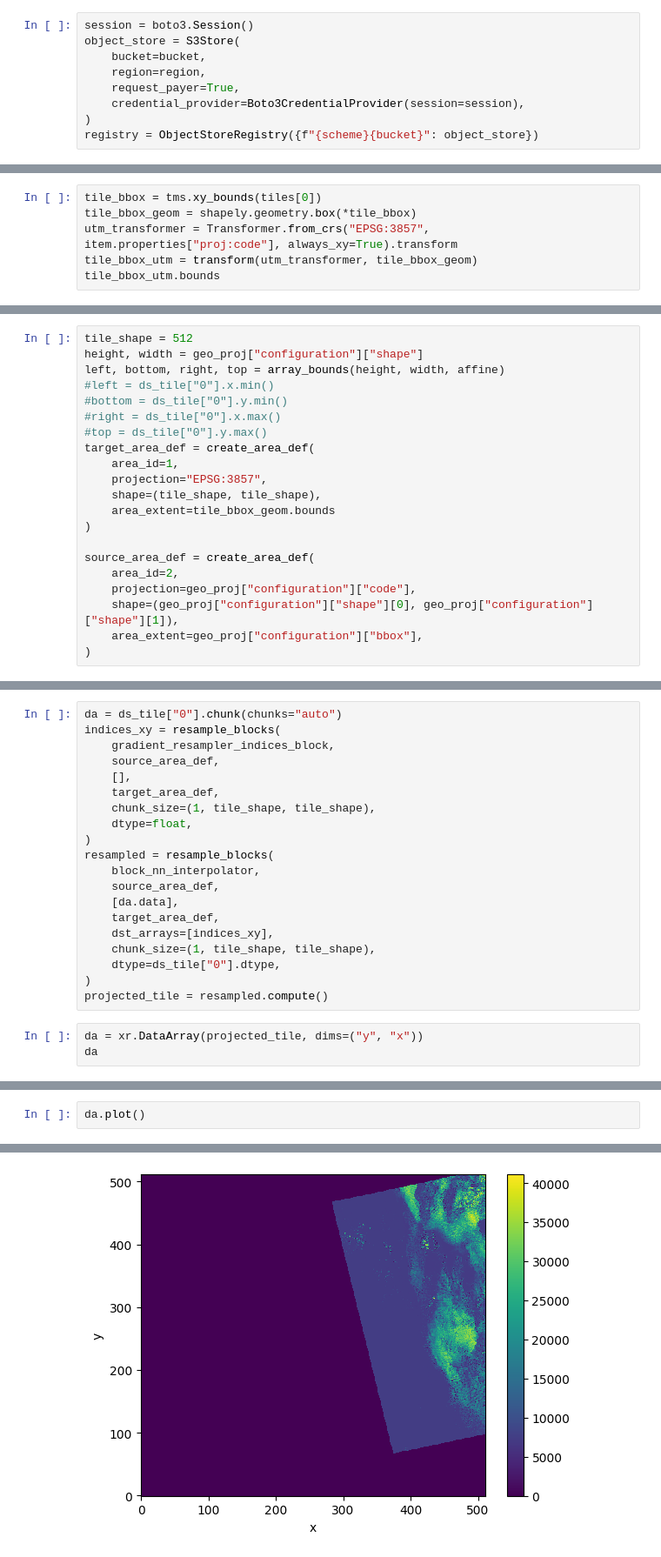
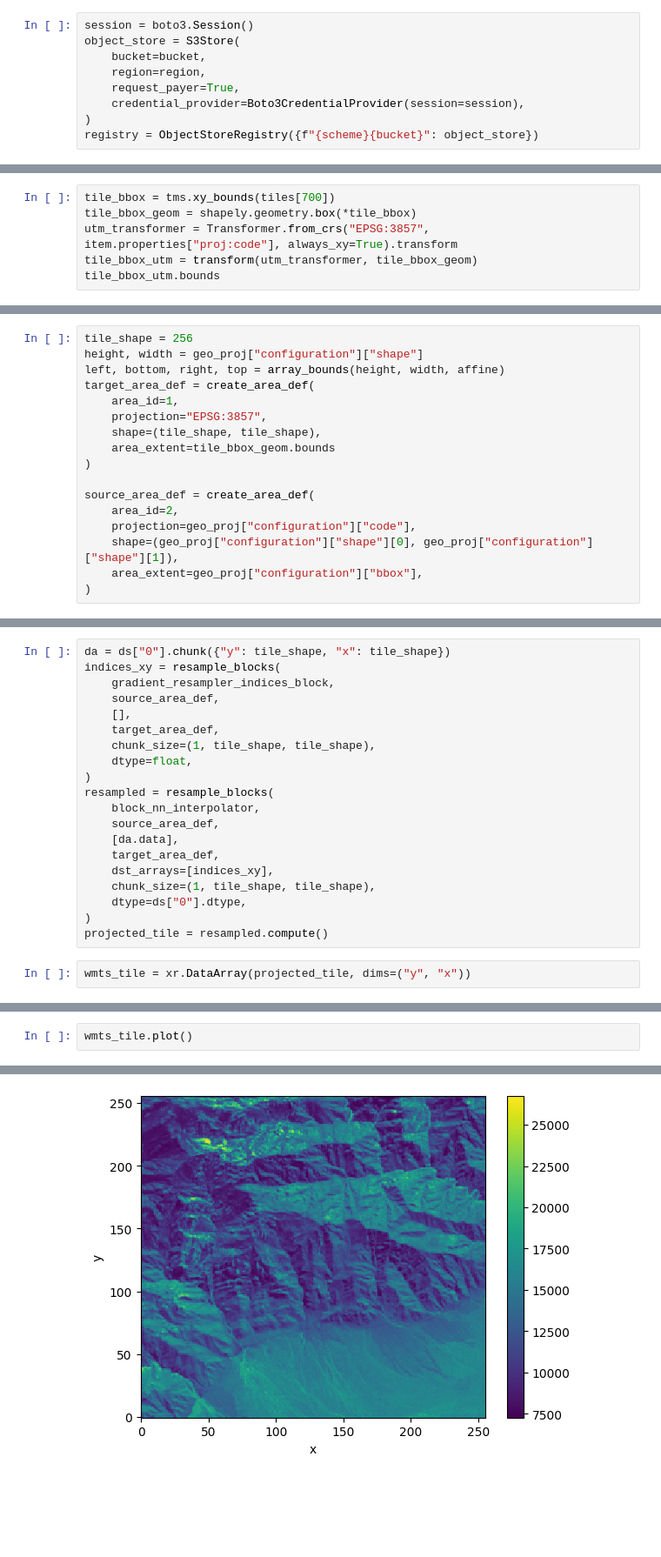
Before and after one commit to developmentseed/zarr-datafusion-search-examples, a Jupyter notebook: notebooks/rasterix_example.ipynb, the cells around one changed output, grey strips where cells are left out. Shown at 87% size. Cells and saved outputs as stored; diff of their text form; blank space fills up the shorter version.

```diff
--- a/notebooks/rasterix_example.ipynb
+++ b/notebooks/rasterix_example.ipynb
@@ -165,5 +175,5 @@ tiles
 # %%
-tile_bbox = tms.xy_bounds(tiles[0])
+tile_bbox = tms.xy_bounds(tiles[700])
 tile_bbox_geom = shapely.geometry.box(*tile_bbox)
 utm_transformer = Transformer.from_crs("EPSG:3857", item.properties["proj:code"], always_xy=True).transform
 tile_bbox_utm = transform(utm_transformer, tile_bbox_geom)
@@ -190,11 +242,7 @@ Indexes:
 # %%
-tile_shape = 512
+tile_shape = 256
 height, width = geo_proj["configuration"]["shape"]
 left, bottom, right, top = array_bounds(height, width, affine)
-#left = ds_tile["0"].x.min()
-#bottom = ds_tile["0"].y.min()
-#right = ds_tile["0"].x.max()
-#top = ds_tile["0"].y.max()
 target_area_def = create_area_def(
     area_id=1,
     projection="EPSG:3857",
@@ -211,5 +262,5 @@ source_area_def = create_area_def(
 # %%
-da = ds_tile["0"].chunk(chunks="auto")
+da = ds["0"].chunk({"y": tile_shape, "x": tile_shape})
 indices_xy = resample_blocks(
     gradient_resampler_indices_block,
     source_area_def,
@@ -225,9 +276,8 @@ resampled = resample_blocks(
     target_area_def,
     dst_arrays=[indices_xy],
     chunk_size=(1, tile_shape, tile_shape),
-    dtype=ds_tile["0"].dtype,
+    dtype=ds["0"].dtype,
 )
 projected_tile = resampled.compute()
 # %%
-da = xr.DataArray(projected_tile, dims=("y", "x"))
-da
+wmts_tile = xr.DataArray(projected_tile, dims=("y", "x"))
@@ -245,5 +284,5 @@ Dimensions without coordinates: y, x
 # %%
-da.plot()
+wmts_tile.plot()
 # %% [output]
 <matplotlib.collections.QuadMesh at 0x...>
-[figure, old version]
+[figure, new version]
```
Also changed, not shown: parts of 25 cells of this notebook.
